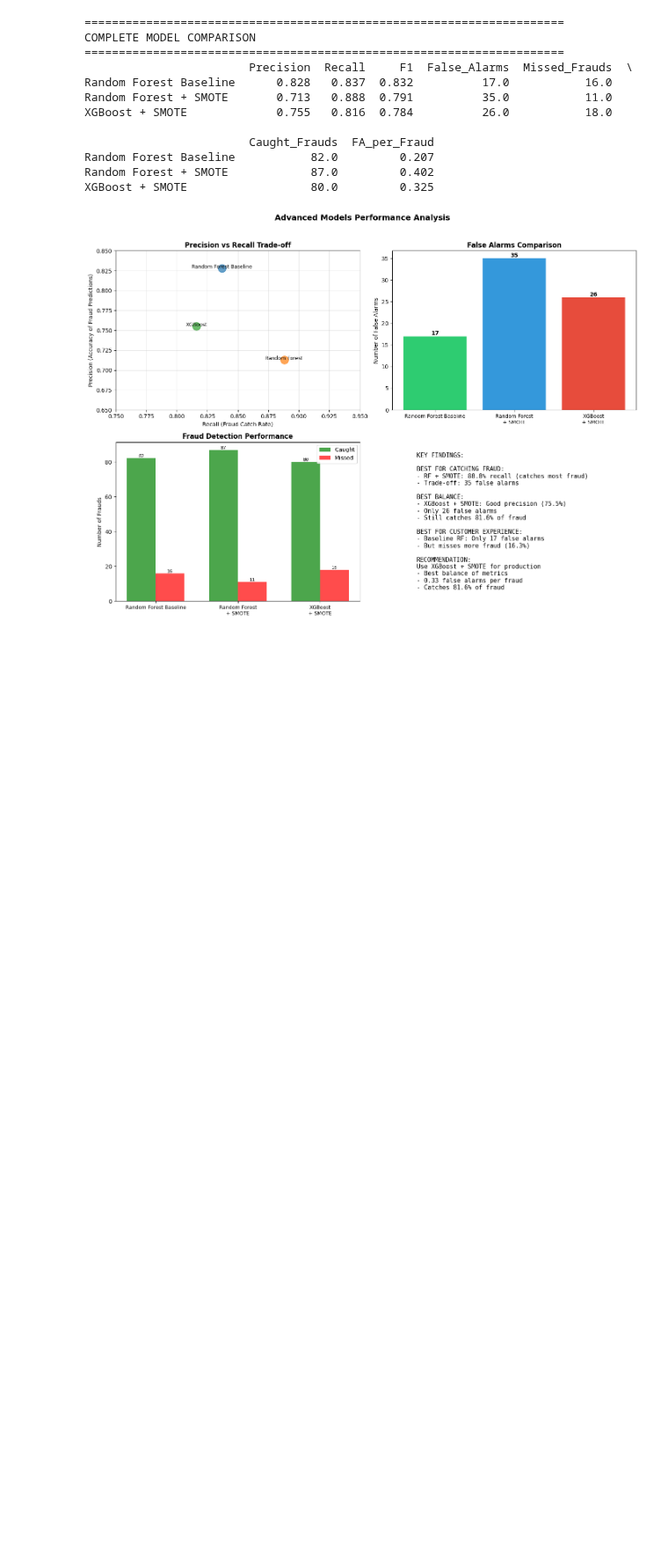
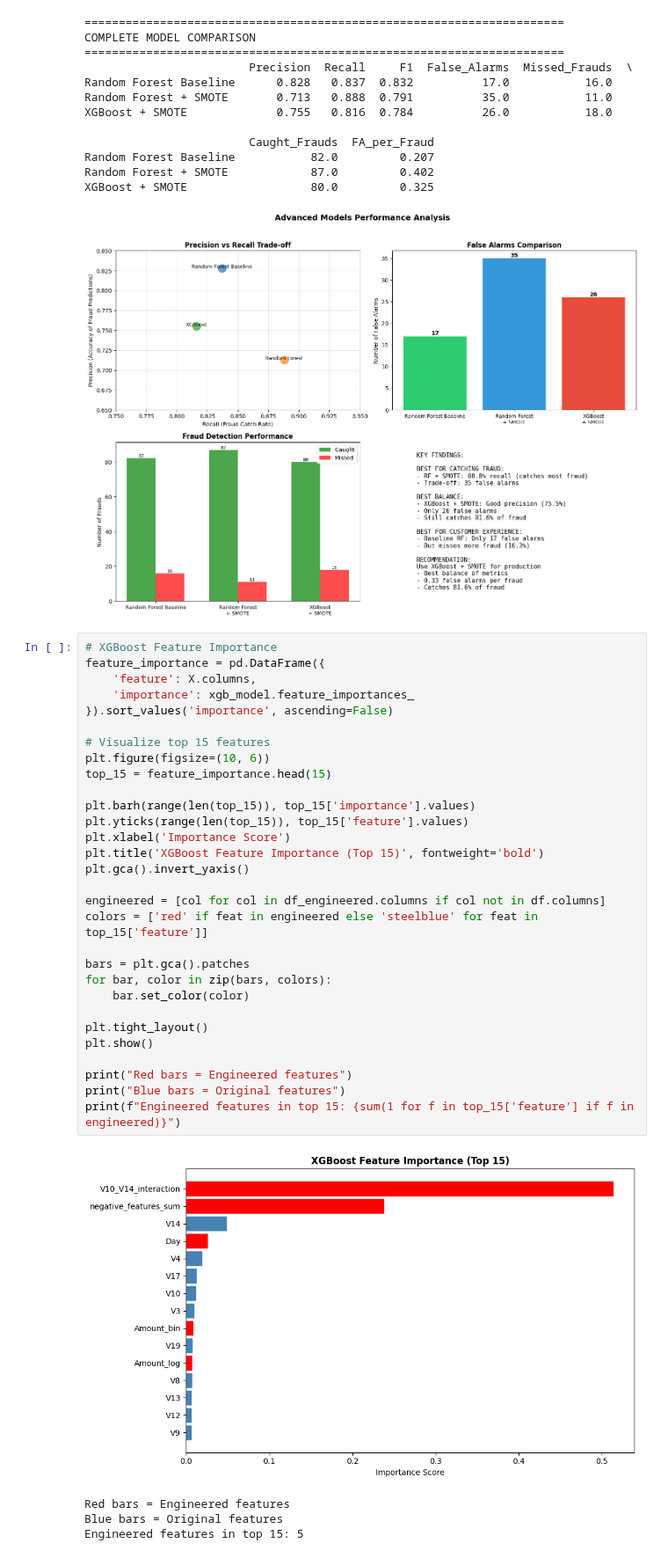
Before and after one commit to Dash-007/realtime-fraud-detection-system, a Jupyter notebook: notebooks/03_advanced_modeling.ipynb, the cells around one changed output. Shown at 88% size. Cells and saved outputs as stored; diff of their text form; blank space fills up the shorter version.

Commit message:
xgboost feature importance

```diff
--- a/notebooks/03_advanced_modeling.ipynb
+++ b/notebooks/03_advanced_modeling.ipynb
@@ -416,3 +416,38 @@ Random Forest Baseline           82.0         0.207
 Random Forest + SMOTE            87.0         0.402
 XGBoost + SMOTE                  80.0         0.325
 [figure]
+# %%
+# XGBoost Feature Importance
+feature_importance = pd.DataFrame({
+    'feature': X.columns,
+    'importance': xgb_model.feature_importances_
+}).sort_values('importance', ascending=False)
+
+# Visualize top 15 features
+plt.figure(figsize=(10, 6))
+top_15 = feature_importance.head(15)
+
+plt.barh(range(len(top_15)), top_15['importance'].values)
+plt.yticks(range(len(top_15)), top_15['feature'].values)
+plt.xlabel('Importance Score')
+plt.title('XGBoost Feature Importance (Top 15)', fontweight='bold')
+plt.gca().invert_yaxis()
+
+engineered = [col for col in df_engineered.columns if col not in df.columns]
+colors = ['red' if feat in engineered else 'steelblue' for feat in top_15['feature']]
+
+bars = plt.gca().patches
+for bar, color in zip(bars, colors):
+    bar.set_color(color)
+
+plt.tight_layout()
+plt.show()
+
+print("Red bars = Engineered features")
+print("Blue bars = Original features")
+print(f"Engineered features in top 15: {sum(1 for f in top_15['feature'] if f in engineered)}")
+# %% [output]
+[figure, added]
+Red bars = Engineered features
+Blue bars = Original features
+Engineered features in top 15: 5
```
